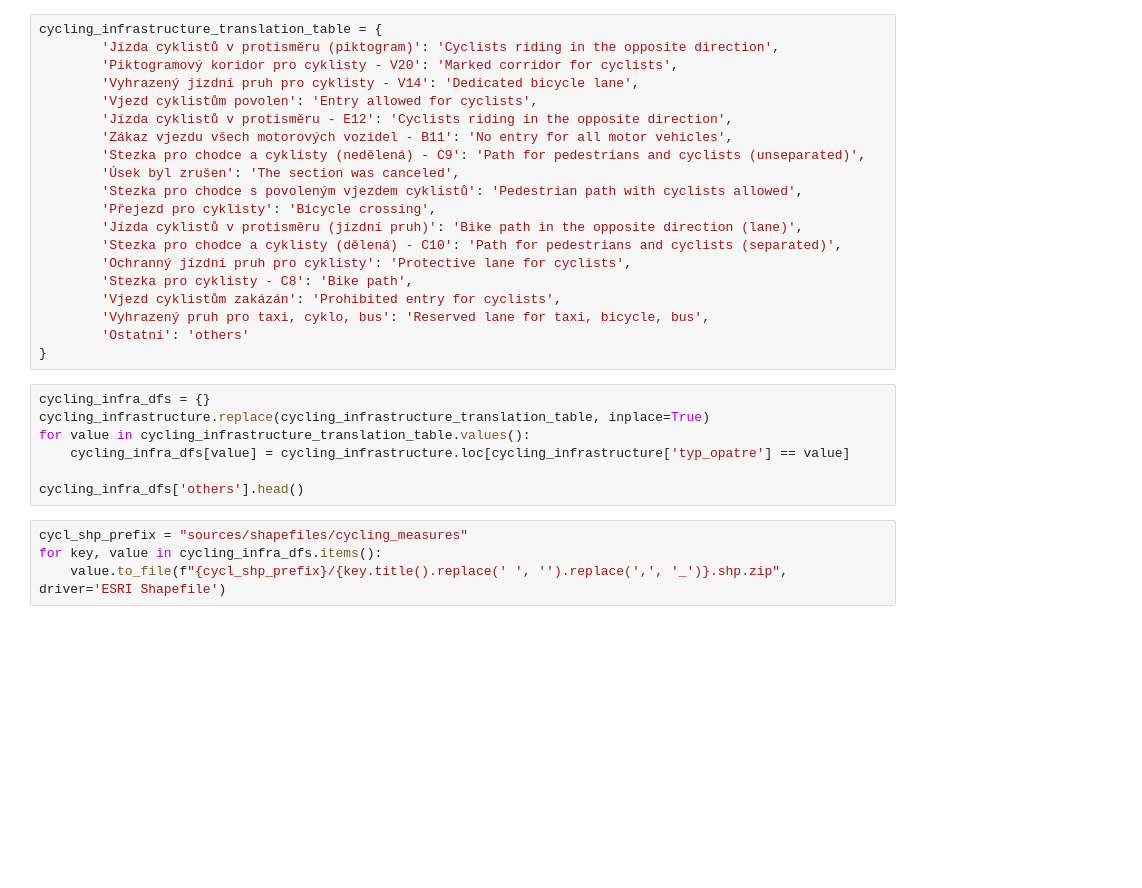
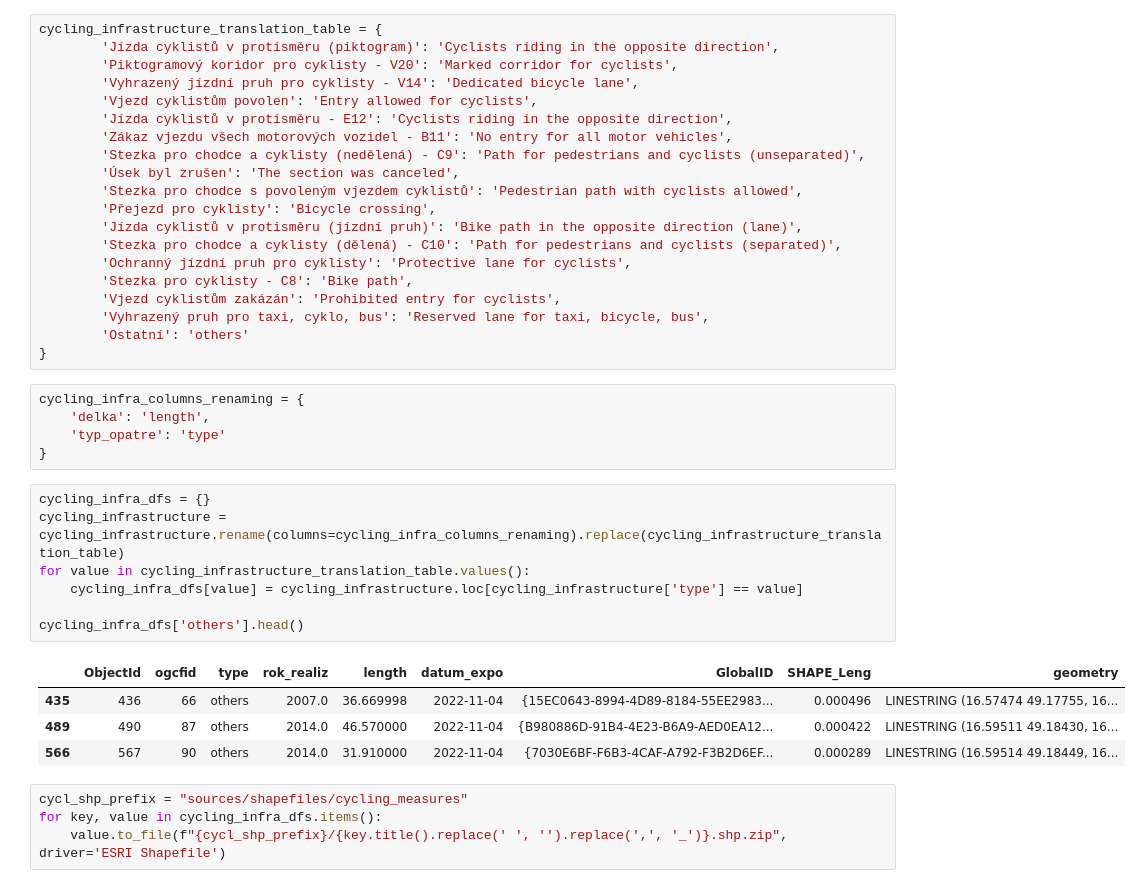
Before and after one commit to cathelyn/cathelyn.github.io, a Jupyter notebook: data_processing.ipynb, the cells around one changed output. Saved outputs shown, nothing was run; the diff lists cells and outputs as text; blank space fills up the shorter version.

```diff
--- a/data_processing.ipynb
+++ b/data_processing.ipynb
@@ -1069,13 +1102,23 @@ cycling_infrastructure_translation_table = {
         'Vyhrazený pruh pro taxi, cyklo, bus': 'Reserved lane for taxi, bicycle, bus',
         'Ostatní': 'others'
 }
+# %%
+cycling_infra_columns_renaming = {
+    'delka': 'length',
+    'typ_opatre': 'type'
+}
 # %%
 cycling_infra_dfs = {}
-cycling_infrastructure.replace(cycling_infrastructure_translation_table, inplace=True)
+cycling_infrastructure = cycling_infrastructure.rename(columns=cycling_infra_columns_renaming).replace(cycling_infrastructure_translation_table)
 for value in cycling_infrastructure_translation_table.values():
-    cycling_infra_dfs[value] = cycling_infrastructure.loc[cycling_infrastructure['typ_opatre'] == value]
+    cycling_infra_dfs[value] = cycling_infrastructure.loc[cycling_infrastructure['type'] == value]
 
 cycling_infra_dfs['others'].head()
+# %% [output]
+|  | ObjectId | ogcfid | type | rok_realiz | length | datum_expo | GlobalID | SHAPE_Leng | geometry |
+| 435 | 436 | 66 | others | 2007.0 | 36.669998 | 2022-11-04 | {15EC0643-8994-4D89-8184-55EE2983... | 0.000496 | LINESTRING (16.57474 49.17755, 16... |
+| 489 | 490 | 87 | others | 2014.0 | 46.570000 | 2022-11-04 | {B980886D-91B4-4E23-B6A9-AED0EA12... | 0.000422 | LINESTRING (16.59511 49.18430, 16... |
+| 566 | 567 | 90 | others | 2014.0 | 31.910000 | 2022-11-04 | {7030E6BF-F6B3-4CAF-A792-F3B2D6EF... | 0.000289 | LINESTRING (16.59514 49.18449, 16... |
 # %%
 cycl_shp_prefix = "sources/shapefiles/cycling_measures"
 for key, value in cycling_infra_dfs.items():
```
Also changed, not shown: parts of 33 cells of this notebook, 20 other files.
